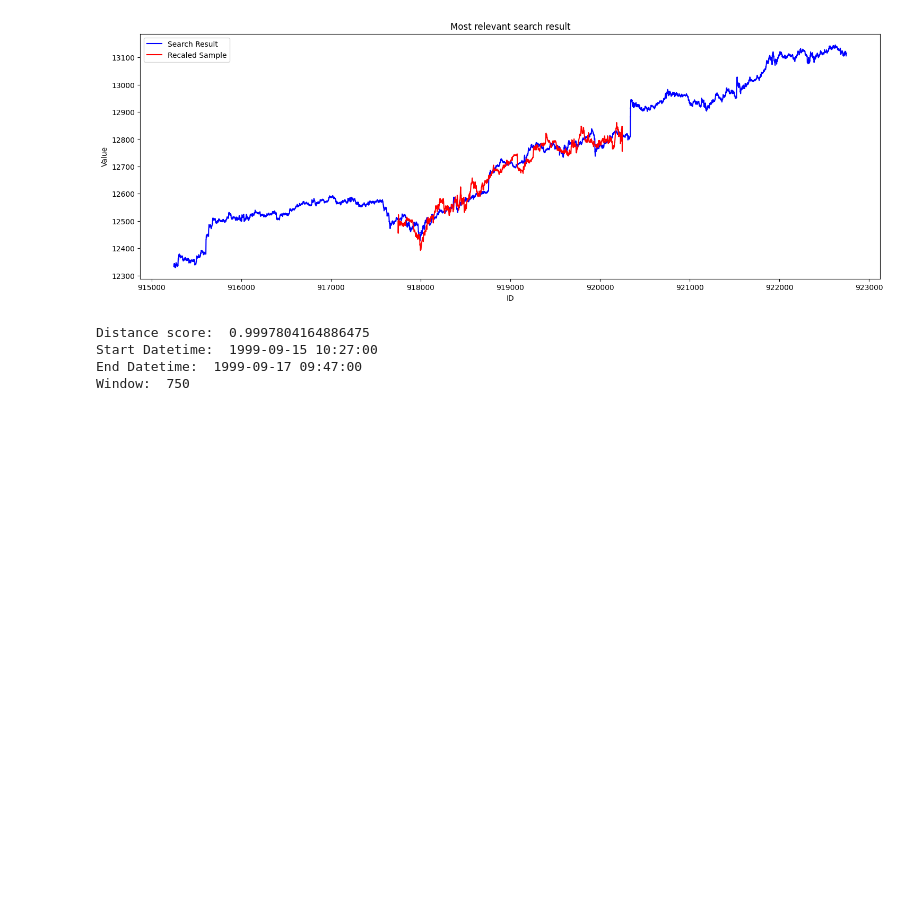
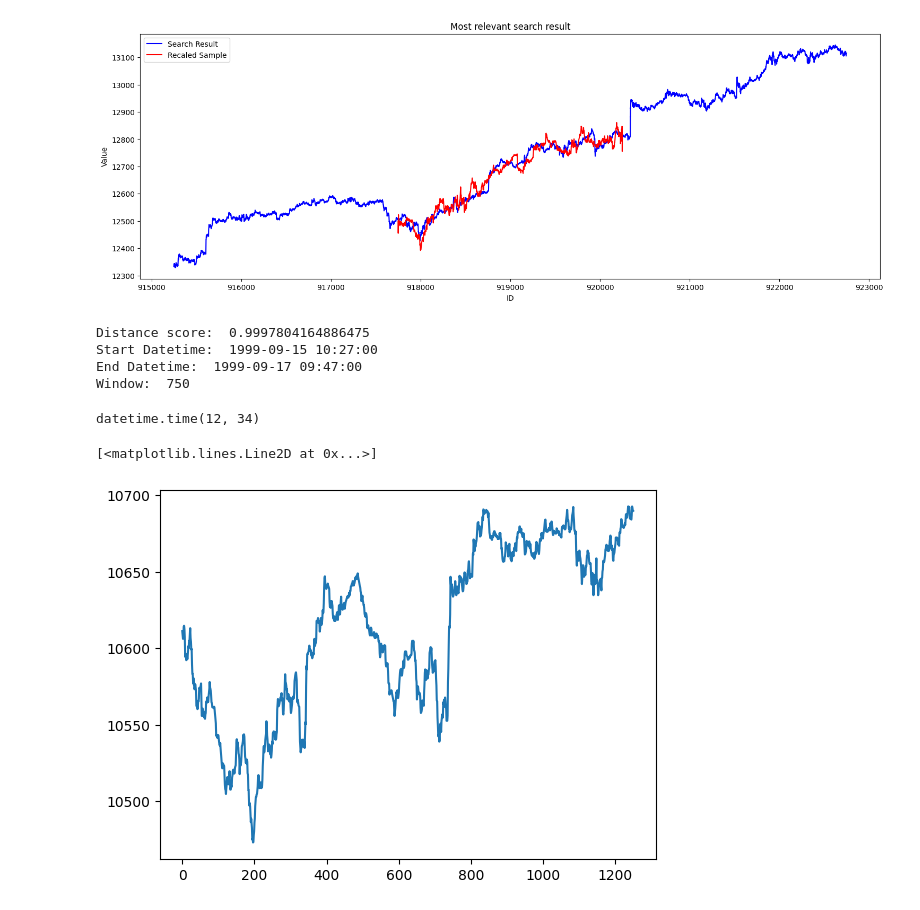
Before and after one commit to AI-General/Data_Analysis, a Jupyter notebook: mainNotebook.ipynb, the cells around one changed output. Cells and saved outputs as stored; diff of their text form; code cells hidden in the pictures; blank space fills up the shorter version.

```diff
--- a/mainNotebook.ipynb
+++ b/mainNotebook.ipynb
@@ -257,3 +257,17 @@ Distance score:  0.9997804164886475
 Start Datetime:  1999-09-15 10:27:00
 End Datetime:  1999-09-17 09:47:00
 Window:  750
+# %%
+dataset_df = pd.read_feather('data/dataset.feather')
+# %%
+sample1 = dataset_df['VALUE'][148045:149295].tolist()
+sample3 = dataset_df['VALUE'][863467:864217].tolist()
+# %%
+dataset_df['TIME'][863467]
+# %% [output]
+datetime.time(12, 34)
+# %%
+plt.plot(sample1)
+# %% [output]
+[<matplotlib.lines.Line2D at 0x...>]
+[figure, added]
```
Also changed, not shown: parts of 13 cells of this notebook, 11 other files.
